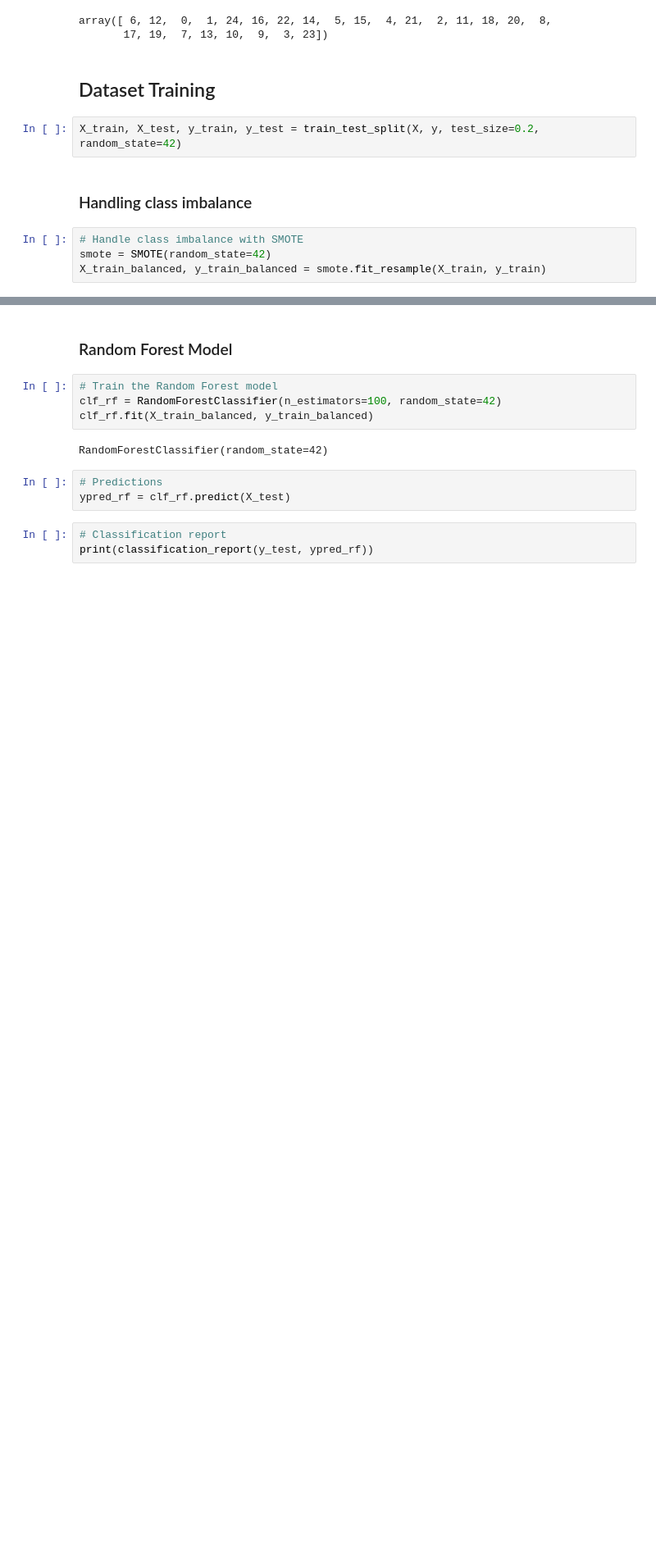
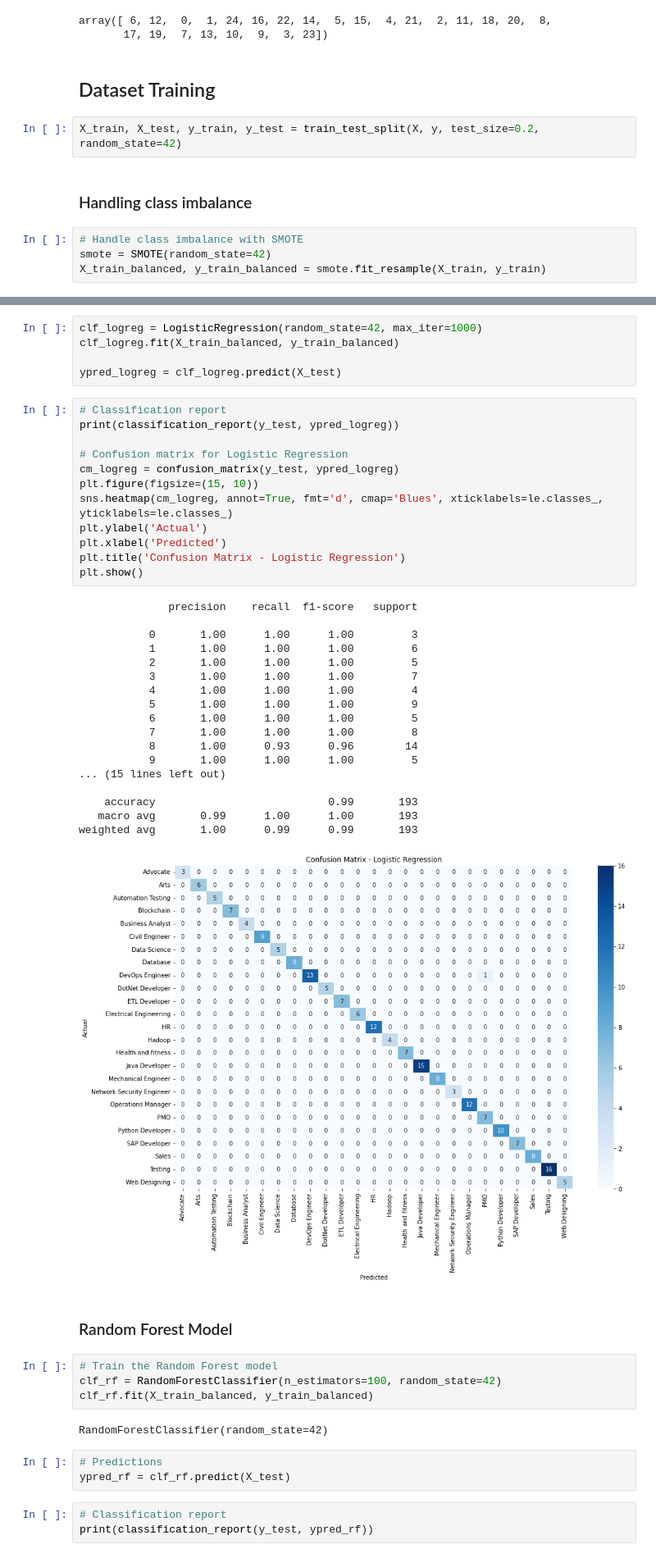
Before and after one commit to Youssef-AbdelMottaleb/Resume-Screening-App, a Jupyter notebook: Resume-Screening-Project.ipynb, the cells around one changed output, grey strips where cells are left out. Shown at 82% size. Saved outputs shown, nothing was run; the diff lists cells and outputs as text; blank space fills up the shorter version.

Commit message:
Add: Modified Version of Code: Added Logistic Regression, ANN & some Visuals

```diff
--- a/Resume-Screening-Project.ipynb
+++ b/Resume-Screening-Project.ipynb
@@ -254,3 +260,39 @@ X_train_balanced, y_train_balanced = smote.fit_resample(X_train, y_train)
+# %%
+clf_logreg = LogisticRegression(random_state=42, max_iter=1000)
+clf_logreg.fit(X_train_balanced, y_train_balanced)
+
+ypred_logreg = clf_logreg.predict(X_test)
+# %%
+# Classification report
+print(classification_report(y_test, ypred_logreg))
+
+# Confusion matrix for Logistic Regression
+cm_logreg = confusion_matrix(y_test, ypred_logreg)
+plt.figure(figsize=(15, 10))
+sns.heatmap(cm_logreg, annot=True, fmt='d', cmap='Blues', xticklabels=le.classes_, yticklabels=le.classes_)
+plt.ylabel('Actual')
+plt.xlabel('Predicted')
+plt.title('Confusion Matrix - Logistic Regression')
+plt.show()
+# %% [output]
+              precision    recall  f1-score   support
+
+           0       1.00      1.00      1.00         3
+           1       1.00      1.00      1.00         6
+           2       1.00      1.00      1.00         5
+           3       1.00      1.00      1.00         7
+           4       1.00      1.00      1.00         4
+           5       1.00      1.00      1.00         9
+           6       1.00      1.00      1.00         5
+           7       1.00      1.00      1.00         8
+           8       1.00      0.93      0.96        14
+           9       1.00      1.00      1.00         5
+... (15 lines left out)
+
+    accuracy                           0.99       193
+   macro avg       0.99      1.00      1.00       193
+weighted avg       1.00      0.99      0.99       193
+[figure, added]
 # %% [markdown]
 ### Random Forest Model
 # %%
```
Also changed, not shown: parts of 8 cells of this notebook, 1 other file.
